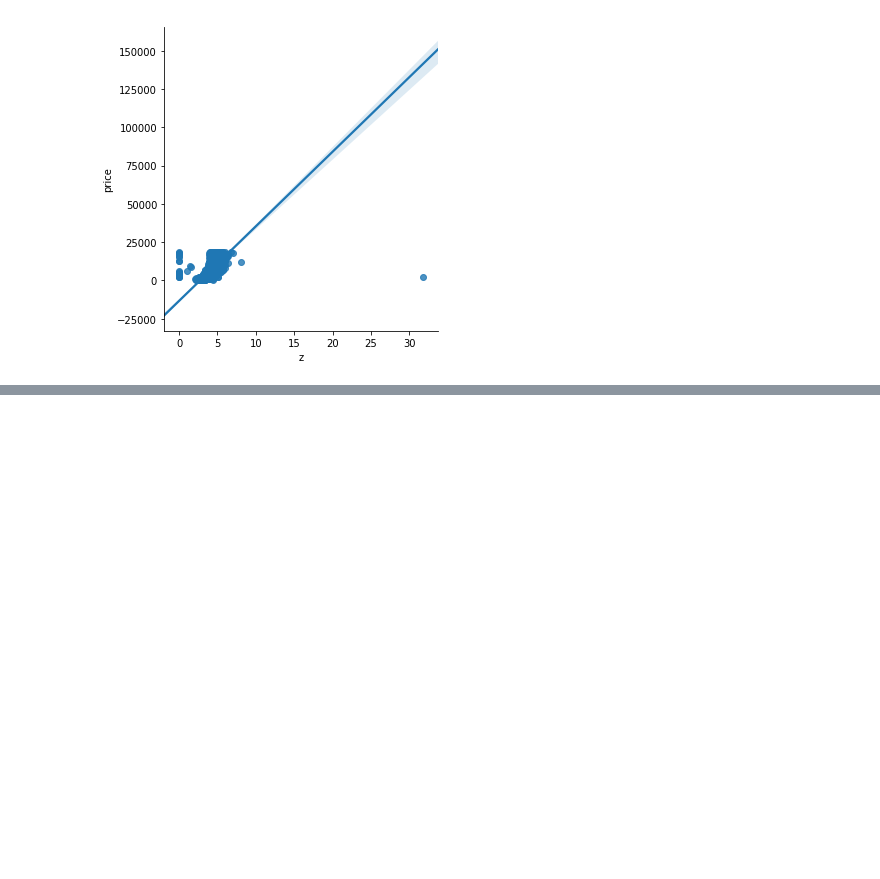
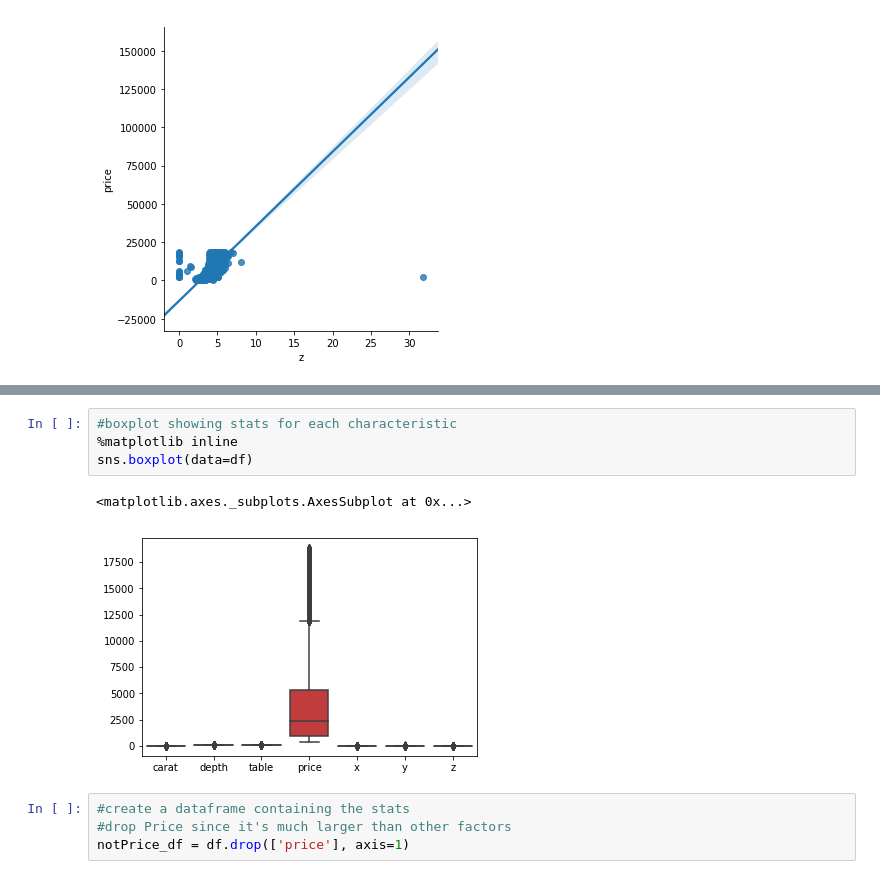
Before and after one commit to Oktay-Erten/DataAnalyticsBootcampMC_Dec2018, a Jupyter notebook: SubmitPracticeDiamonds.ipynb, the cells around one changed output, grey strips where cells are left out. Saved outputs shown, nothing was run; the diff lists cells and outputs as text; blank space fills up the shorter version.

```diff
--- a/SubmitPracticeDiamonds.ipynb
+++ b/SubmitPracticeDiamonds.ipynb
@@ -357,0 +384,11 @@ sns.lmplot(x='z', y='price', data=df)
+# %%
+#boxplot showing stats for each characteristic
+%matplotlib inline
+sns.boxplot(data=df)
+# %% [output]
+<matplotlib.axes._subplots.AxesSubplot at 0x...>
+[figure, added]
+# %%
+#create a dataframe containing the stats
+#drop Price since it's much larger than other factors
+notPrice_df = df.drop(['price'], axis=1)
```
Also changed, not shown: parts of 16 cells of this notebook.
